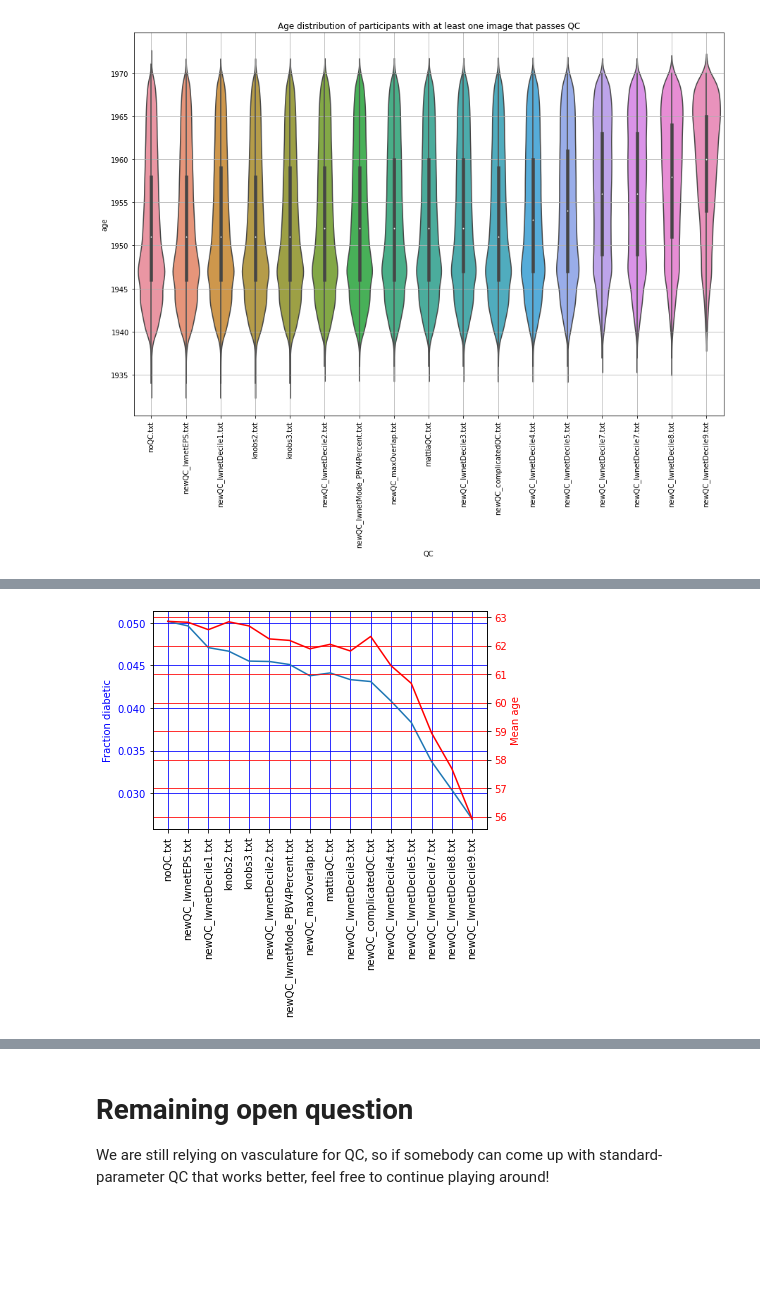
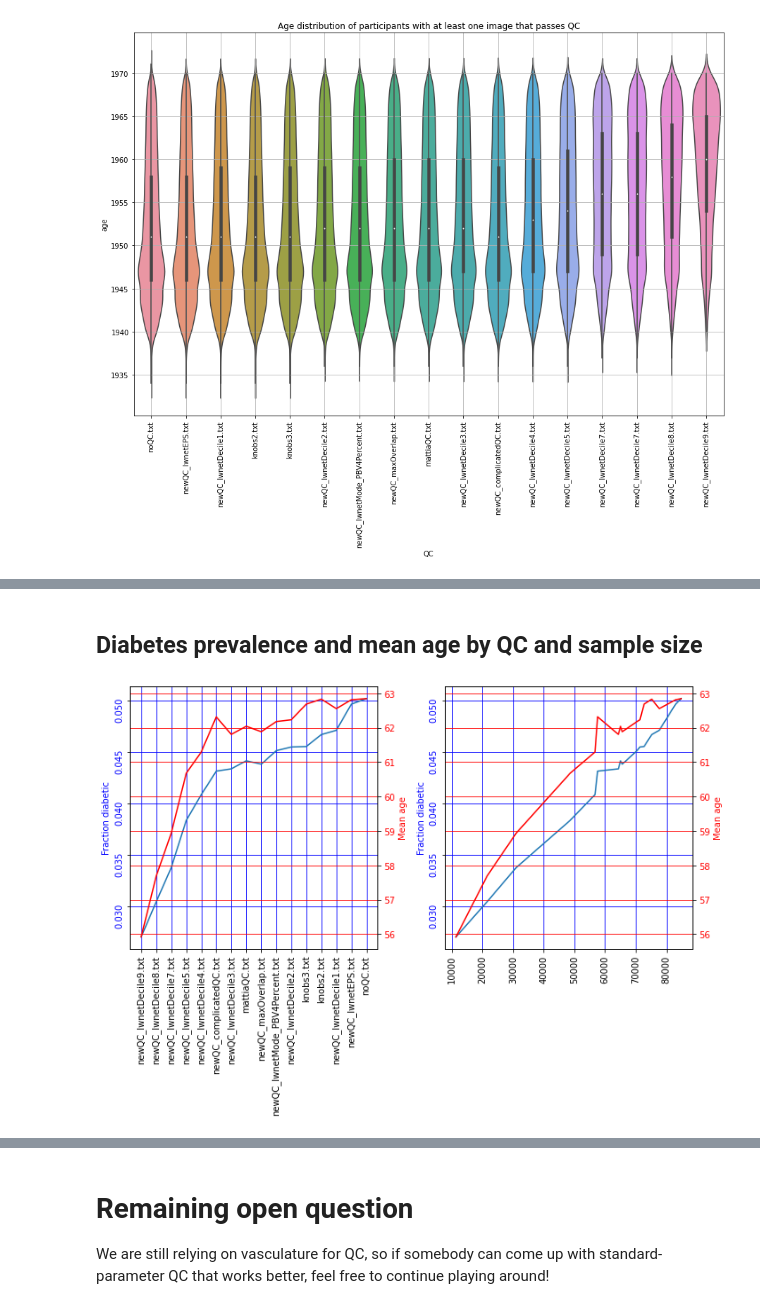
Before and after one commit to BergmannLab/Retina-tortuosity, a Jupyter notebook: preprocessing/newQC.ipynb, the cells around one changed output, grey strips where cells are left out. Cells and saved outputs as stored; diff of their text form; code cells hidden in the pictures; blank space fills up the shorter version.

```diff
--- a/preprocessing/newQC.ipynb
+++ b/preprocessing/newQC.ipynb
@@ -461,7 +462,10 @@ sex_ratios = []
 fraction_diabetic = []
 age_diabetes_diagnosed = []
 mean_age = []
+Ns = []
 for i,parts in enumerate(qc_participants):
+    Ns.append(len(parts))
+
     tmp_df = labels.loc[[int(i) for i in list(parts)]]
     tmp_throw = labels.loc[[ int(i) for i in list (all_participants - parts) ]]
     tmp_df['QC'] = qcs[i]
@@ -487,3 +491,4 @@ qc_results['sex ratios'] = sex_ratios
 qc_results['mean age'] = mean_age
 qc_results['fraction diabetic'] = fraction_diabetic
 qc_results['age diabetes diagnosed'] = fraction_diabetic
+qc_results['N'] = Ns
@@ -501,18 +519,40 @@ Text(0.5, 1.0, 'Age distribution of participants with at least one image that pa
+# %% [markdown]
+## Diabetes prevalence and mean age by QC and sample size
 # %%
-fig, ax1 = plt.subplots()
+fig, (ax1,ax2) = plt.subplots(1,2,figsize=(10,7))
 
 
 ax1.plot(qcs, fraction_diabetic);
 ax1.tick_params(axis='y', labelcolor='blue')
-plt.xticks(rotation='vertical');
+ax1.tick_params(labelrotation=90);
 ax1.set_ylabel("Fraction diabetic", color='blue')
+ax1.invert_xaxis()
 
-ax2 = ax1.twinx()
-ax2.plot(qcs, [2015-i for i in mean_age ], 'r')
-ax2.tick_params(axis='y', labelcolor='red')
-ax2.set_ylabel("Mean age", color='red')
 
-ax1.grid(color='blue', )
-ax2.grid(color='red')
+ax3 = ax1.twinx()
+ax3.plot(qcs, [2015-i for i in mean_age ], 'r')
+ax3.tick_params(axis='y', labelcolor='red')
+ax3.set_ylabel("Mean age", color='red')
+
+
+ax1.grid(color='blue')
+ax3.grid(color='red')
+
+
+ax2.plot(Ns, fraction_diabetic);
+ax2.tick_params(axis='y', labelcolor='blue')
+ax2.tick_params(labelrotation=90);
+ax2.set_ylabel("Fraction diabetic", color='blue')
+
+ax4 = ax2.twinx()
+ax4.plot(Ns, [2015-i for i in mean_age ], 'r')
+ax4.tick_params(axis='y', labelcolor='red')
+ax4.set_ylabel("Mean age", color='red')
+
+
+ax2.grid(color='blue')
+ax4.grid(color='red')
+
+plt.tight_layout()
 # %% [output]
-[figure, old version]
+[figure, new version]
```
Also changed, not shown: parts of 20 cells of this notebook.
